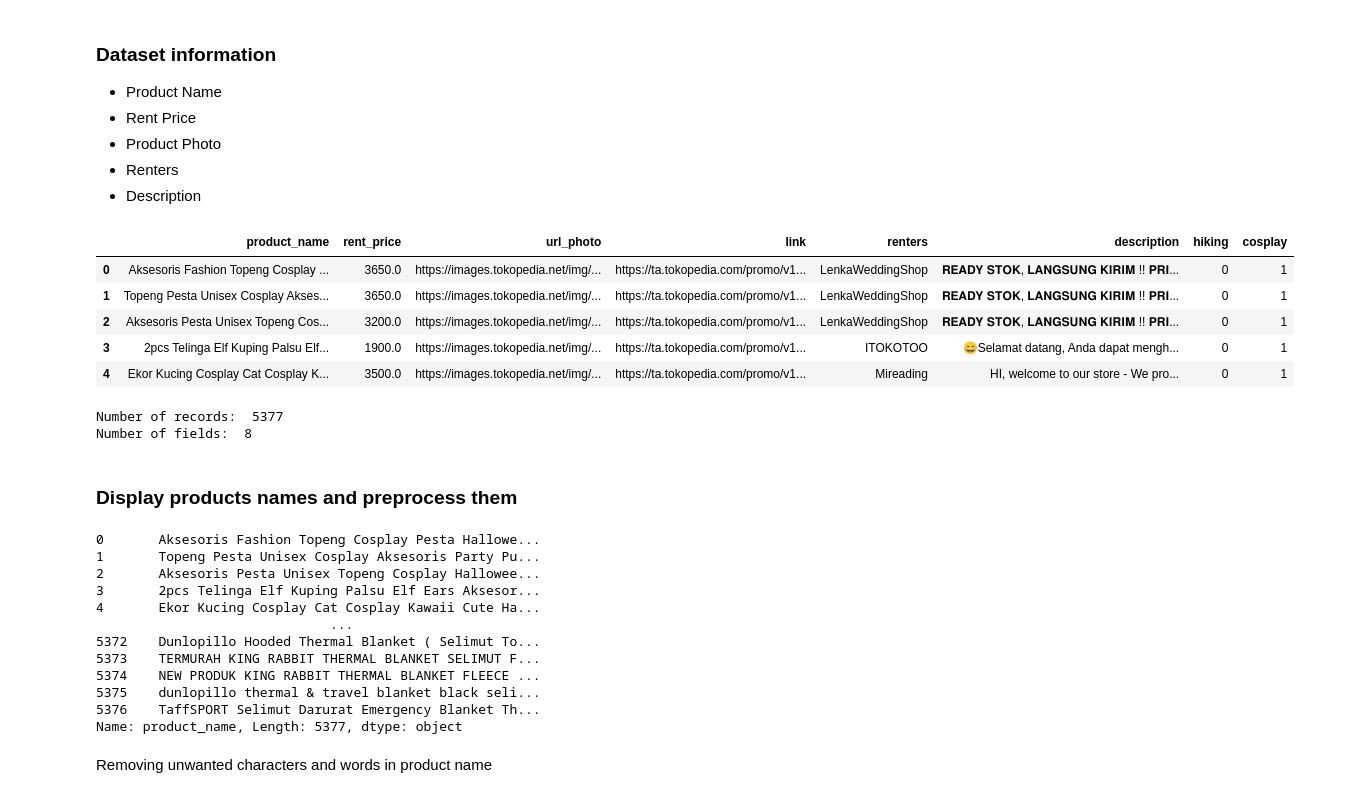
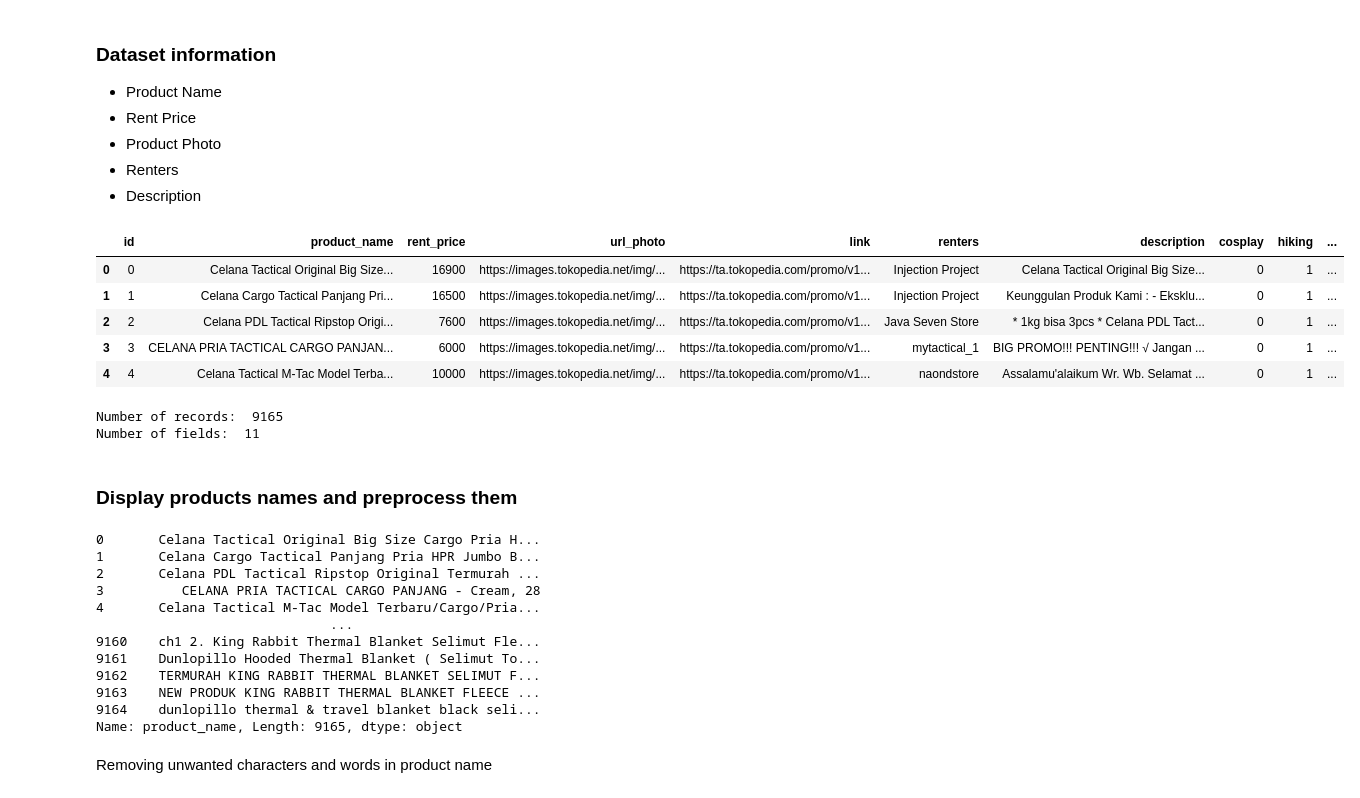
Before and after one commit to Rentby/rentby-machine-learning, a Jupyter notebook: model/Language_modeling.ipynb, the cells around one changed output. Saved outputs shown, nothing was run; the diff lists cells and outputs as text; code cells hidden in the pictures.

Commit message:
fix: final model

```diff
--- a/model/Language_modeling.ipynb
+++ b/model/Language_modeling.ipynb
@@ -22,38 +22,38 @@ from keras.optimizers import Adam
 * Renters
 * Description
 # %%
-dataset = pd.read_csv('../data/fathanah/cleaned_dataset.csv')
+dataset = pd.read_csv('../data/rentby_dataset.csv')
 dataset.head()
 # %% [output]
-|  | product_name | rent_price | url_photo | link | renters | description | hiking | cosplay |
-| 0 | Aksesoris Fashion Topeng Cosplay ... | 3650.0 | https://images.tokopedia.net/img/... | https://ta.tokopedia.com/promo/v1... | LenkaWeddingShop | 𝐑𝐄𝐀𝐃𝐘 𝐒𝐓𝐎𝐊, 𝐋𝐀𝐍𝐆𝐒𝐔𝐍𝐆 𝐊𝐈𝐑𝐈𝐌 !! 𝐏𝐑𝐈... | 0 | 1 |
-| 1 | Topeng Pesta Unisex Cosplay Akses... | 3650.0 | https://images.tokopedia.net/img/... | https://ta.tokopedia.com/promo/v1... | LenkaWeddingShop | 𝐑𝐄𝐀𝐃𝐘 𝐒𝐓𝐎𝐊, 𝐋𝐀𝐍𝐆𝐒𝐔𝐍𝐆 𝐊𝐈𝐑𝐈𝐌 !! 𝐏𝐑𝐈... | 0 | 1 |
-| 2 | Aksesoris Pesta Unisex Topeng Cos... | 3200.0 | https://images.tokopedia.net/img/... | https://ta.tokopedia.com/promo/v1... | LenkaWeddingShop | 𝐑𝐄𝐀𝐃𝐘 𝐒𝐓𝐎𝐊, 𝐋𝐀𝐍𝐆𝐒𝐔𝐍𝐆 𝐊𝐈𝐑𝐈𝐌 !! 𝐏𝐑𝐈... | 0 | 1 |
-| 3 | 2pcs Telinga Elf Kuping Palsu Elf... | 1900.0 | https://images.tokopedia.net/img/... | https://ta.tokopedia.com/promo/v1... | ITOKOTOO | 😄Selamat datang, Anda dapat mengh... | 0 | 1 |
-| 4 | Ekor Kucing Cosplay Cat Cosplay K... | 3500.0 | https://images.tokopedia.net/img/... | https://ta.tokopedia.com/promo/v1... | Mireading | HI, welcome to our store - We pro... | 0 | 1 |
+|  | id | product_name | rent_price | url_photo | link | renters | description | cosplay | hiking | ... |
+| 0 | 0 | Celana Tactical Original Big Size... | 16900 | https://images.tokopedia.net/img/... | https://ta.tokopedia.com/promo/v1... | Injection Project | Celana Tactical Original Big Size... | 0 | 1 | ... |
+| 1 | 1 | Celana Cargo Tactical Panjang Pri... | 16500 | https://images.tokopedia.net/img/... | https://ta.tokopedia.com/promo/v1... | Injection Project | Keunggulan Produk Kami : - Eksklu... | 0 | 1 | ... |
+| 2 | 2 | Celana PDL Tactical Ripstop Origi... | 7600 | https://images.tokopedia.net/img/... | https://ta.tokopedia.com/promo/v1... | Java Seven Store | * 1kg bisa 3pcs * Celana PDL Tact... | 0 | 1 | ... |
+| 3 | 3 | CELANA PRIA TACTICAL CARGO PANJAN... | 6000 | https://images.tokopedia.net/img/... | https://ta.tokopedia.com/promo/v1... | mytactical_1 | BIG PROMO!!! PENTING!!! √ Jangan ... | 0 | 1 | ... |
+| 4 | 4 | Celana Tactical M-Tac Model Terba... | 10000 | https://images.tokopedia.net/img/... | https://ta.tokopedia.com/promo/v1... | naondstore | Assalamu'alaikum Wr. Wb. Selamat ... | 0 | 1 | ... |
 # %%
 print("Number of records: ", dataset.shape[0])
 print("Number of fields: ", dataset.shape[1])
 # %% [output]
-Number of records:  5377
-Number of fields:  8
+Number of records:  9165
+Number of fields:  11
 # %% [markdown]
 ### Display products names and preprocess them
 # %%
 dataset['product_name']
 # %% [output]
-0       Aksesoris Fashion Topeng Cosplay Pesta Hallowe...
-1       Topeng Pesta Unisex Cosplay Aksesoris Party Pu...
-2       Aksesoris Pesta Unisex Topeng Cosplay Hallowee...
-3       2pcs Telinga Elf Kuping Palsu Elf Ears Aksesor...
-4       Ekor Kucing Cosplay Cat Cosplay Kawaii Cute Ha...
+0       Celana Tactical Original Big Size Cargo Pria H...
+1       Celana Cargo Tactical Panjang Pria HPR Jumbo B...
+2       Celana PDL Tactical Ripstop Original Termurah ...
+3          CELANA PRIA TACTICAL CARGO PANJANG - Cream, 28
+4       Celana Tactical M-Tac Model Terbaru/Cargo/Pria...
                               ...
-5372    Dunlopillo Hooded Thermal Blanket ( Selimut To...
-5373    TERMURAH KING RABBIT THERMAL BLANKET SELIMUT F...
-5374    NEW PRODUK KING RABBIT THERMAL BLANKET FLEECE ...
-5375    dunlopillo thermal & travel blanket black seli...
-5376    TaffSPORT Selimut Darurat Emergency Blanket Th...
-Name: product_name, Length: 5377, dtype: object
+9160    ch1 2. King Rabbit Thermal Blanket Selimut Fle...
+9161    Dunlopillo Hooded Thermal Blanket ( Selimut To...
+9162    TERMURAH KING RABBIT THERMAL BLANKET SELIMUT F...
+9163    NEW PRODUK KING RABBIT THERMAL BLANKET FLEECE ...
+9164    dunlopillo thermal & travel blanket black seli...
+Name: product_name, Length: 9165, dtype: object
 # %% [markdown]
 Removing unwanted characters and words in product name
 # %%
```
Also changed, not shown: parts of 18 cells of this notebook, 2 other files.
